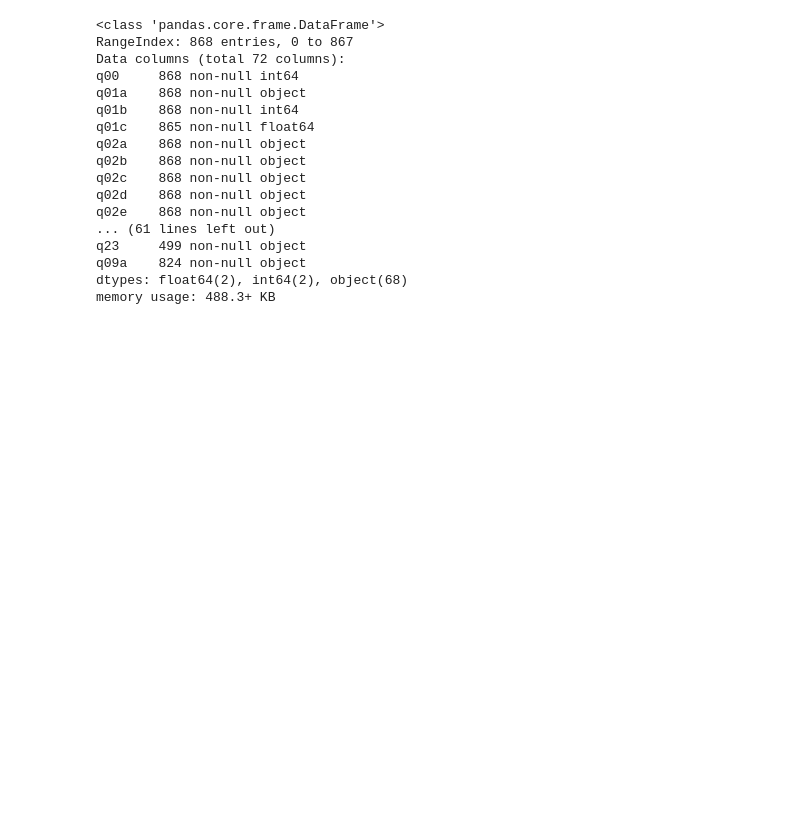
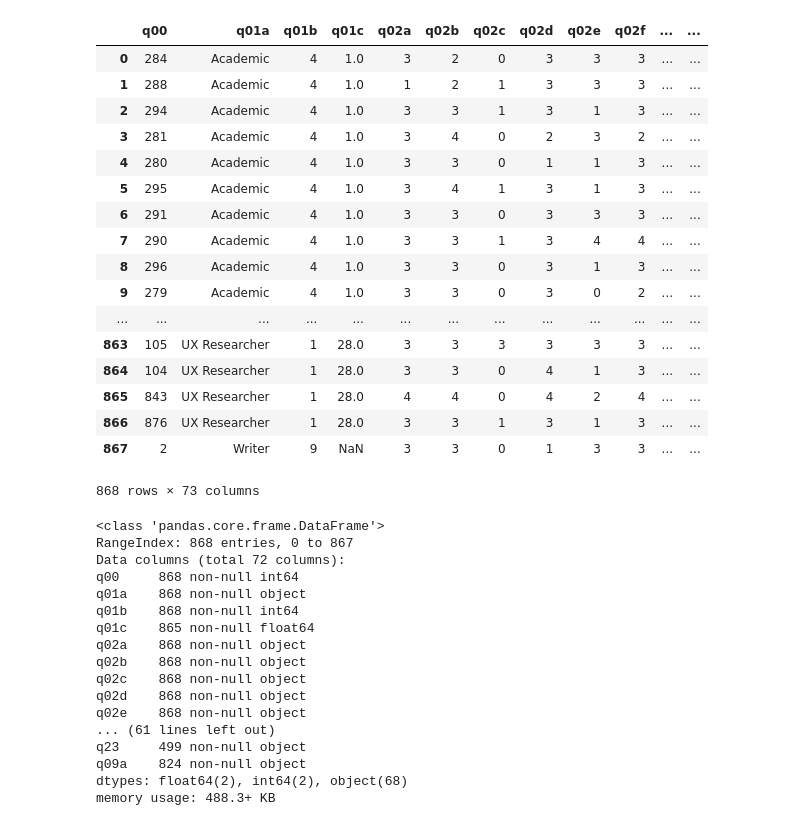
Before and after one commit to PersonaPredicta/Survey_Says..., a Jupyter notebook: kev/kworking_acquire.ipynb, the cells around one changed output. Saved outputs shown, nothing was run; the diff lists cells and outputs as text; code cells hidden in the pictures; blank space fills up the shorter version.

```diff
--- a/kev/kworking_acquire.ipynb
+++ b/kev/kworking_acquire.ipynb
@@ -5,2 +9,24 @@ import json
+# %%
+wdf = wrangle.wrangle_data()
+wdf
+# %% [output]
+|  | q00 | q01a | q01b | q01c | q02a | q02b | q02c | q02d | q02e | q02f | ... | ... |
+| 0 | 284 | Academic | 4 | 1.0 | 3 | 2 | 0 | 3 | 3 | 3 | ... | ... |
+| 1 | 288 | Academic | 4 | 1.0 | 1 | 2 | 1 | 3 | 3 | 3 | ... | ... |
+| 2 | 294 | Academic | 4 | 1.0 | 3 | 3 | 1 | 3 | 1 | 3 | ... | ... |
+| 3 | 281 | Academic | 4 | 1.0 | 3 | 4 | 0 | 2 | 3 | 2 | ... | ... |
+| 4 | 280 | Academic | 4 | 1.0 | 3 | 3 | 0 | 1 | 1 | 3 | ... | ... |
+| 5 | 295 | Academic | 4 | 1.0 | 3 | 4 | 1 | 3 | 1 | 3 | ... | ... |
+| 6 | 291 | Academic | 4 | 1.0 | 3 | 3 | 0 | 3 | 3 | 3 | ... | ... |
+| 7 | 290 | Academic | 4 | 1.0 | 3 | 3 | 1 | 3 | 4 | 4 | ... | ... |
+| 8 | 296 | Academic | 4 | 1.0 | 3 | 3 | 0 | 3 | 1 | 3 | ... | ... |
+| 9 | 279 | Academic | 4 | 1.0 | 3 | 3 | 0 | 3 | 0 | 2 | ... | ... |
+| ... | ... | ... | ... | ... | ... | ... | ... | ... | ... | ... | ... | ... |
+| 863 | 105 | UX Researcher | 1 | 28.0 | 3 | 3 | 3 | 3 | 3 | 3 | ... | ... |
+| 864 | 104 | UX Researcher | 1 | 28.0 | 3 | 3 | 0 | 4 | 1 | 3 | ... | ... |
+| 865 | 843 | UX Researcher | 1 | 28.0 | 4 | 4 | 0 | 4 | 2 | 4 | ... | ... |
+| 866 | 876 | UX Researcher | 1 | 28.0 | 3 | 3 | 1 | 3 | 1 | 3 | ... | ... |
+| 867 | 2 | Writer | 9 | NaN | 3 | 3 | 0 | 1 | 3 | 3 | ... | ... |
+868 rows × 73 columns
 # %%
 df = pd.read_excel('survey_responses.xlsx', header=0)
```
Also changed, not shown: parts of 4 cells of this notebook.
